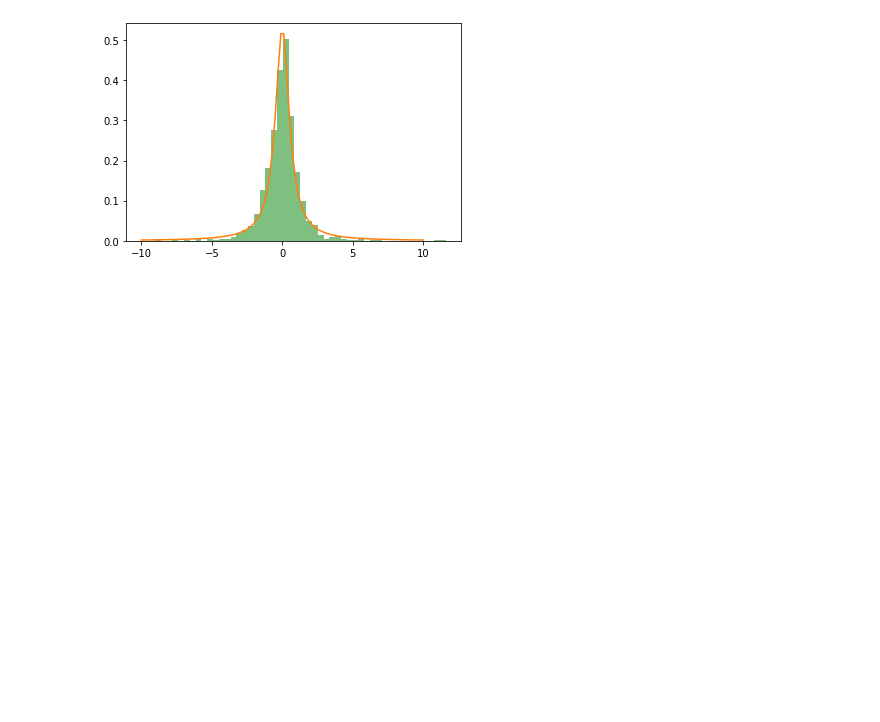
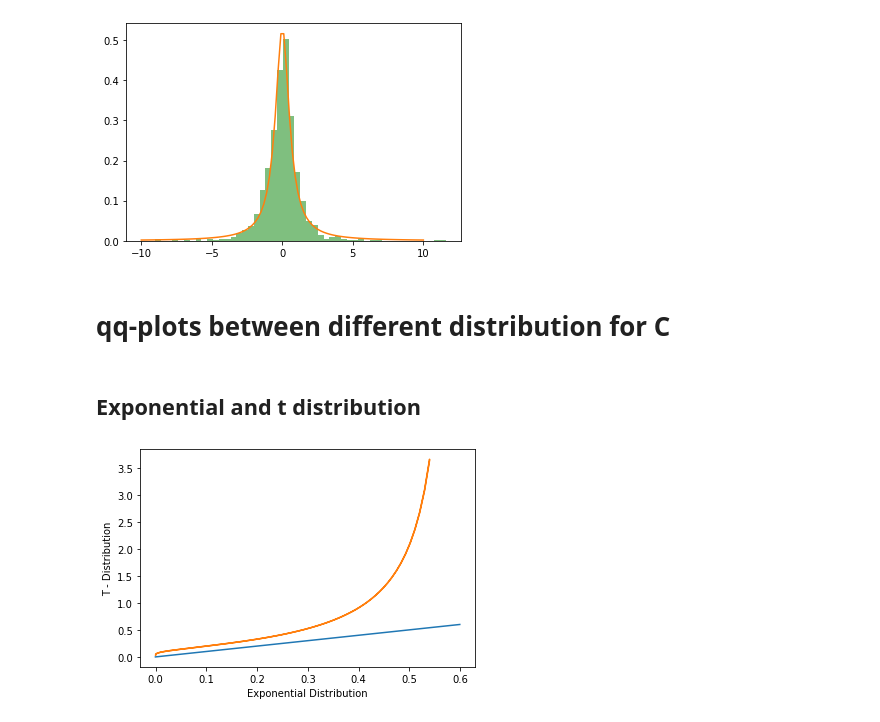
Before and after one commit to sid573/MA471-SAFD, a Jupyter notebook: Assignment_1/Assignment_1b.ipynb, the cells around one changed output. Saved outputs shown, nothing was run; the diff lists cells and outputs as text; code cells hidden in the pictures; blank space fills up the shorter version.

Commit message:
qq plot

```diff
--- a/Assignment_1/Assignment_1b.ipynb
+++ b/Assignment_1/Assignment_1b.ipynb
@@ -141,3 +141,23 @@ plt.plot(x,g)
 plt.show()
 # %% [output]
 [figure]
+# %% [markdown]
+# qq-plots between different distribution for C
+# %% [markdown]
+## Exponential and t distribution
+# %%
+b, mu = 1.09, mean_s['C']
+sigma = 10
+x = np.linspace(mu -sigma, mu + sigma, 1000)
+y = np.linspace(mu -0, mu + 0.6, 1000)
+plt.plot(y,y)
+expo = (1/2*b)*np.exp(-(abs(x-mu))/b)
+b, mu = 0.01, mean_s['C']
+alpha = 4
+t = (1/(1+((x**2)/b)**((1+b)/2)))*alpha
+plt.plot(expo,t)
+plt.xlabel("Exponential Distribution")
+plt.ylabel("T - Distribution")
+plt.show()
+# %% [output]
+[figure, added]
```
Also changed, not shown: parts of 11 cells of this notebook.
